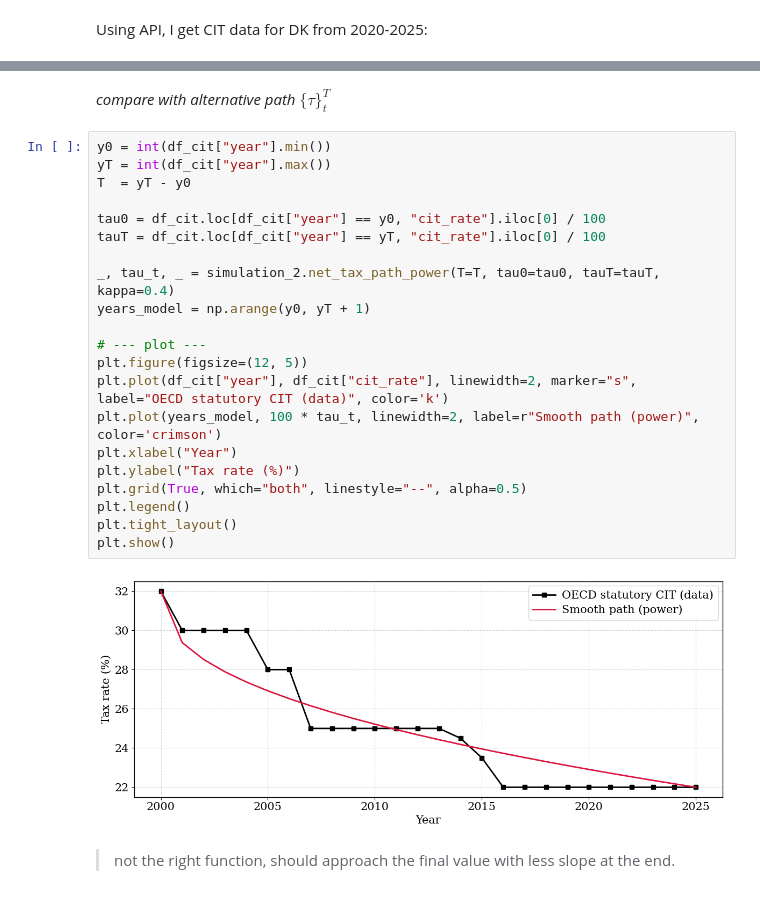
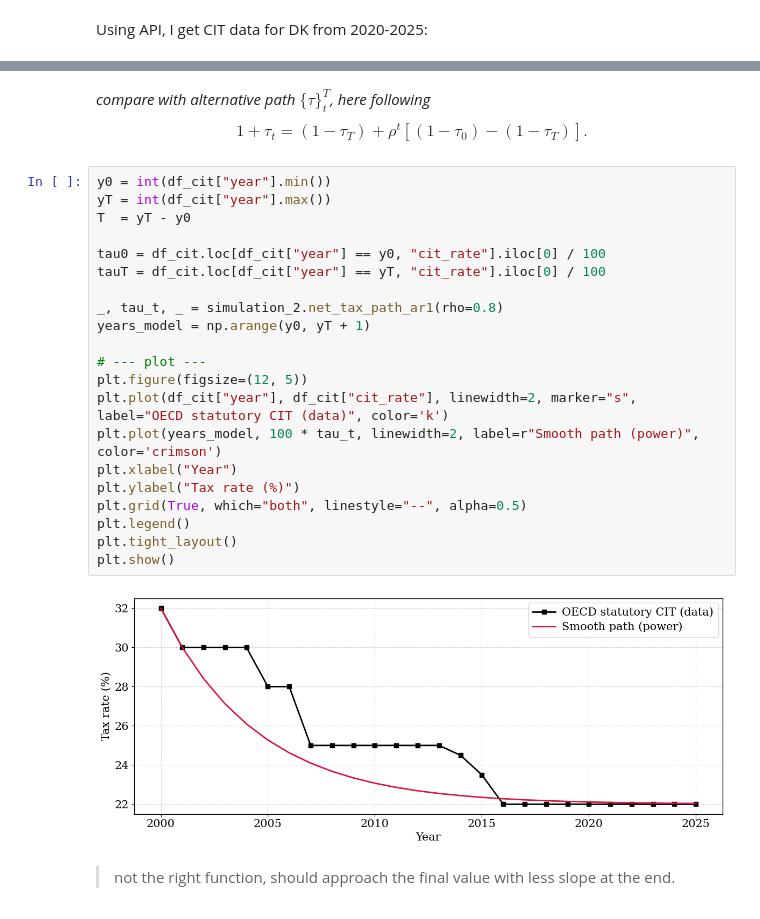
Before and after one commit to cfn368/ba_capinc, a Jupyter notebook: 3_interest_rate.ipynb, the cells around one changed output, grey strips where cells are left out. Drawn from its saved outputs; the diff is of its cells as text.

```diff
--- a/3_interest_rate.ipynb
+++ b/3_interest_rate.ipynb
@@ -54,28 +64,31 @@ df_cit = (df.loc[df["MEASURE"] == "CIT", ["TIME_PERIOD", "OBS_VALUE"]]
 # %% [markdown]
-*compare with alternative path $\{\tau\}_t^T$*
+*compare with alternative path $\{\tau\}_t^T$, here following*
+$$
+    1 + \tau_t = (1-\tau_T) +\rho^t [(1-\tau_0) - (1-\tau_T)].
+$$
 # %%
 y0 = int(df_cit["year"].min())
 yT = int(df_cit["year"].max())
 T  = yT - y0
 
 tau0 = df_cit.loc[df_cit["year"] == y0, "cit_rate"].iloc[0] / 100
 tauT = df_cit.loc[df_cit["year"] == yT, "cit_rate"].iloc[0] / 100
 
-_, tau_t, _ = simulation_2.net_tax_path_power(T=T, tau0=tau0, tauT=tauT, kappa=0.4)
+_, tau_t, _ = simulation_2.net_tax_path_ar1(rho=0.8)
 years_model = np.arange(y0, yT + 1)
 
 # --- plot ---
 plt.figure(figsize=(12, 5))
 plt.plot(df_cit["year"], df_cit["cit_rate"], linewidth=2, marker="s", label="OECD statutory CIT (data)", color='k')
 plt.plot(years_model, 100 * tau_t, linewidth=2, label=r"Smooth path (power)", color='crimson')
 plt.xlabel("Year")
 plt.ylabel("Tax rate (%)")
 plt.grid(True, which="both", linestyle="--", alpha=0.5)
 plt.legend()
 plt.tight_layout()
 plt.show()
 # %% [output]
-[figure, old version]
+[figure, new version]
 # %% [markdown]
 > not the right function, should approach the final value with less slope at the end.
 # %% [markdown]
```
Also changed, not shown: parts of 9 cells of this notebook, 6 other files.
